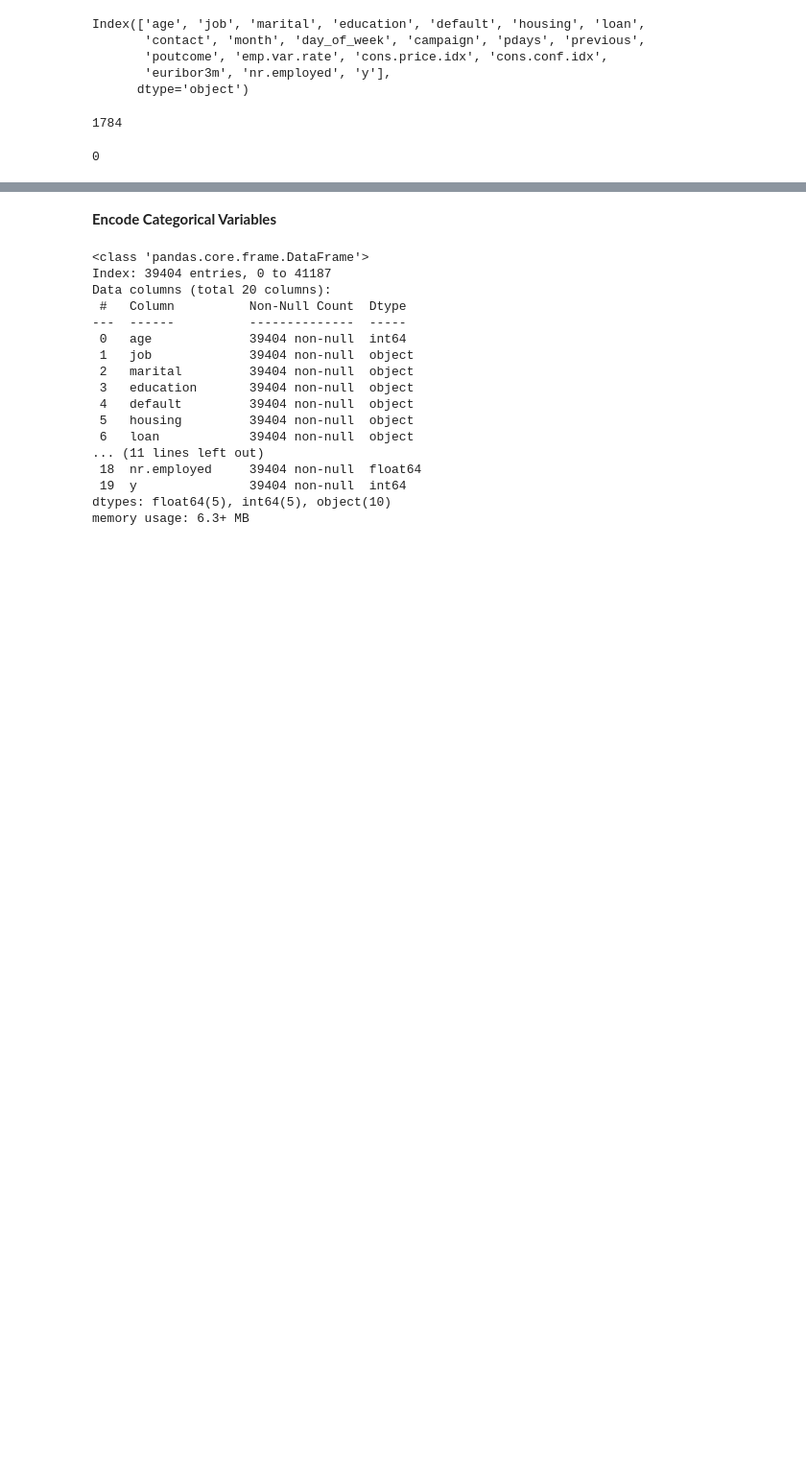
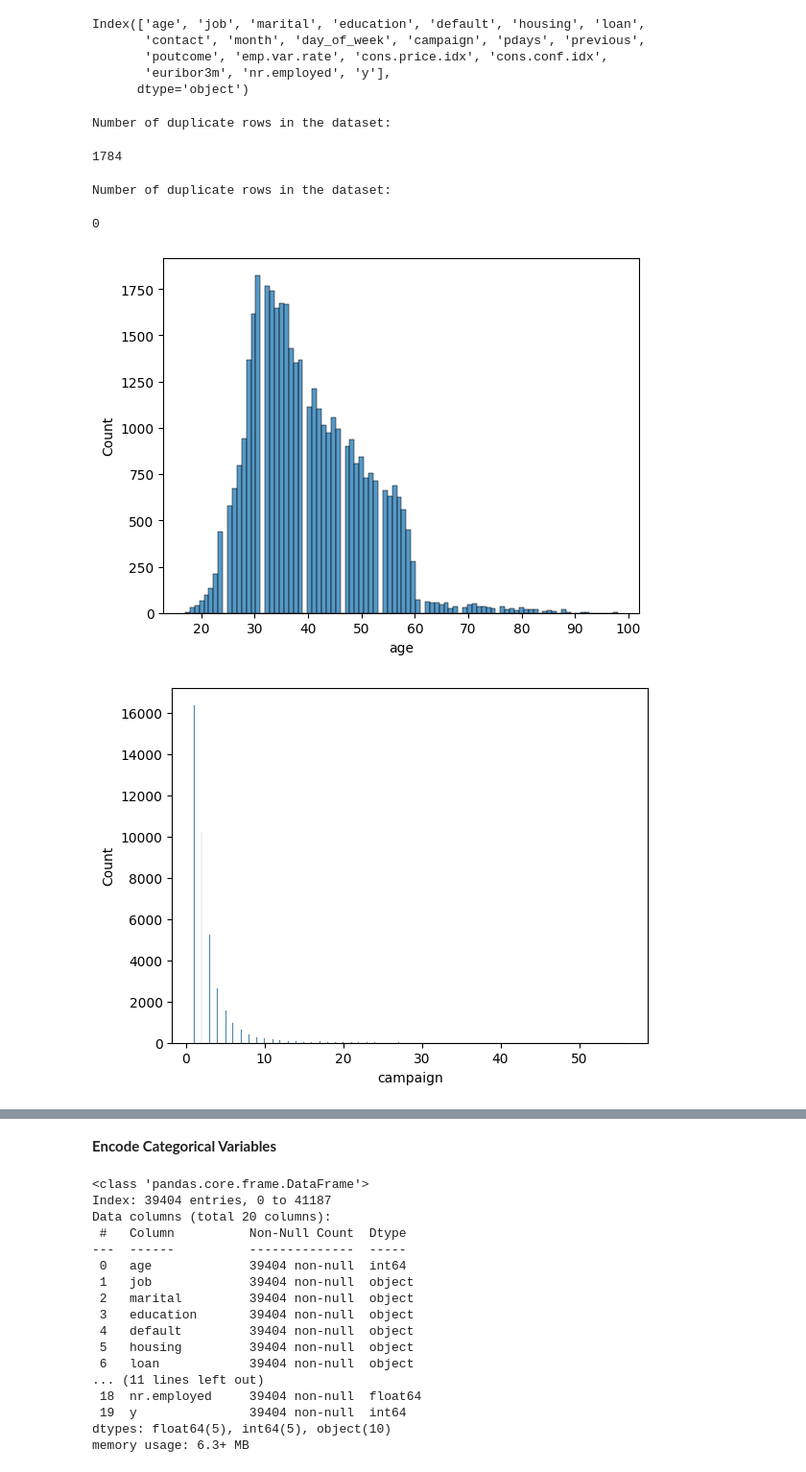
Before and after one commit to thisaraniNJ/MachineLearning_CW, a Jupyter notebook: MachineLearningCW.ipynb, the cells around one changed output, grey strips where cells are left out. Shown at 96% size. Drawn from its saved outputs; the diff is of its cells as text; code cells hidden in the pictures; blank space fills up the shorter version.

Commit message:
Add columns distribution and finalize the models training

```diff
--- a/MachineLearningCW.ipynb
+++ b/MachineLearningCW.ipynb
@@ -99,14 +120,28 @@ Index(['age', 'job', 'marital', 'education', 'default', 'housing', 'loan',
       dtype='object')
 # %%
 # Check whether is there are any duplicates in the dataset
+print("\nNumber of duplicate rows in the dataset:")
 df.duplicated().sum()
 # %% [output]
-1784
+Number of duplicate rows in the dataset:
+1784
 # %%
 # Drop duplicates
 df.drop_duplicates(inplace=True)
 # %%
 # After drop duplicates check again whether there's any duplicates
+print("\nNumber of duplicate rows in the dataset:")
 df.duplicated().sum()
 # %% [output]
-0
+Number of duplicate rows in the dataset:
+0
+# %%
+#histogram to understand the distribution
+import warnings
+warnings.filterwarnings("ignore")
+for i in df.select_dtypes(include="number").columns:
+  sns.histplot(data=df,x=i)
+  plt.show()
+# %% [output]
+[figure, added]
+[figure, added]
```
Also changed, not shown: parts of 9 cells of this notebook.
